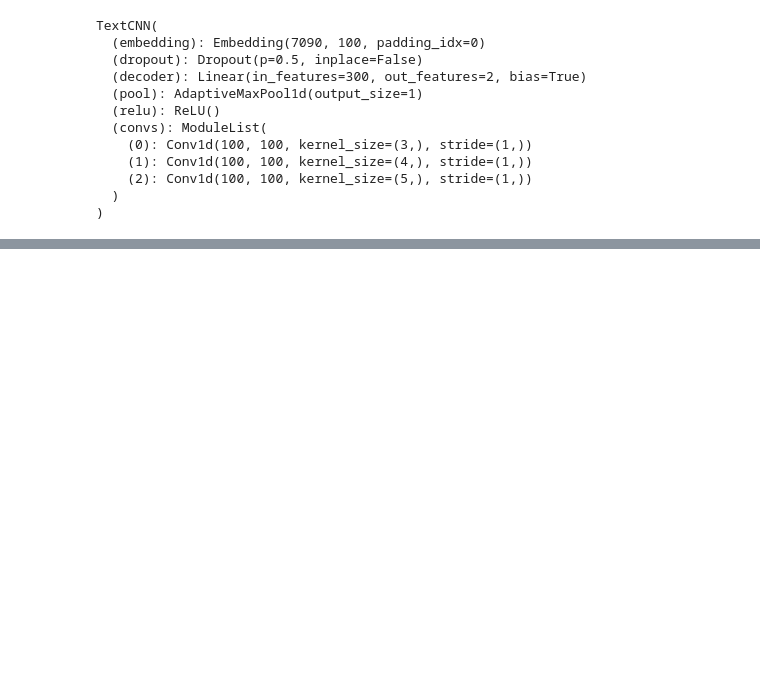
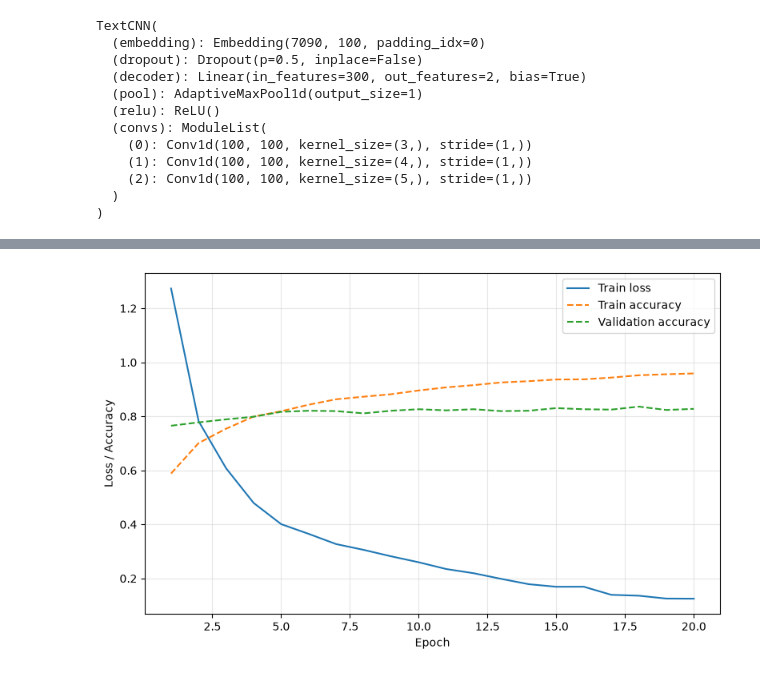
Before and after one commit to HikaraRX0/steam-review-sentiment-analysis, a Jupyter notebook: textcnn_baseline.ipynb, the cells around one changed output, grey strips where cells are left out. Cells and saved outputs as stored; diff of their text form; code cells hidden in the pictures; blank space fills up the shorter version.

Commit message:
Add plot

```diff
--- a/textcnn_baseline.ipynb
+++ b/textcnn_baseline.ipynb
@@ -87,13 +92,40 @@ net = net.to(device)
 loss = nn.CrossEntropyLoss()
 optimizer = torch.optim.Adam(net.parameters(), lr =1e-3)
 
-metric_history = train_model(
-    model=net,
-    train_loader=train_set,
-    val_loader=val_set,
-    loss_fn=loss,
-    optimizer=optimizer,
-    num_epochs=20,
-    device=device,
+training_output = StringIO()
+status_display = display({"text/plain": ""}, raw=True, display_id=True)
+
+fig, ax = plt.subplots(figsize=(8, 5))
+plot_display = display(fig, display_id=True)
+plt.close(fig)
+
+
+def update_plot(history):
+    """Refresh the training curves after each epoch."""
+    status_display.update({"text/plain": training_output.getvalue()}, raw=True)
+    plot_history(history, ax=ax)
+    plot_display.update(fig)
+
+
+with redirect_stdout(training_output):
+    metric_history = train_model(
+        model=net,
+        train_loader=train_set,
+        val_loader=val_set,
+        loss_fn=loss,
+        optimizer=optimizer,
+        num_epochs=20,
+        device=device,
+        on_epoch_end=update_plot,
+    )
+
+last_metrics = metric_history[-1]
+final_results = (
+    f"Train loss: {last_metrics['train']['loss']:.3f} | "
+    f"Train accuracy: {last_metrics['train']['accuracy']:.3f} | "
+    f"Val accuracy: {last_metrics['val']['accuracy']:.3f}\n"
 )
+status_display.update(
+    {"text/plain": final_results + training_output.getvalue()}, raw=True
+)
 # %% [output]
@@ -119,0 +135 @@ Epoch 20 | Train loss: 0.126 | Train accuracy: 0.958 | Val loss: 0.492 | Val acc
+[figure, added]
```
Also changed, not shown: parts of 2 cells of this notebook, 2 other files.
